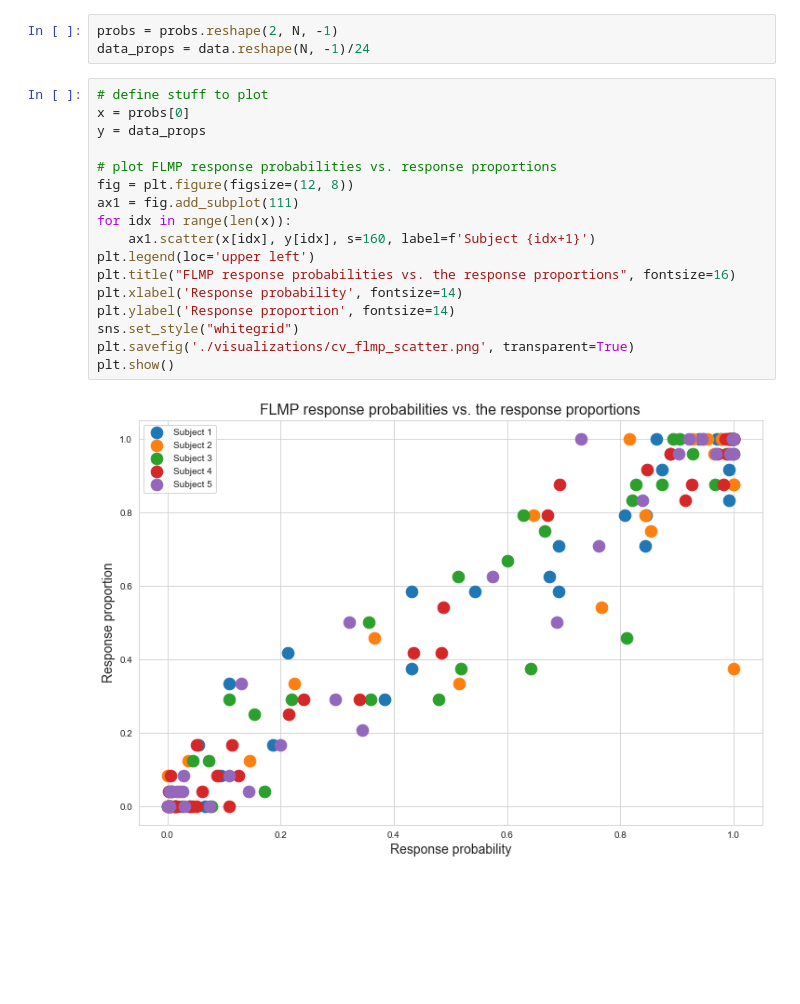
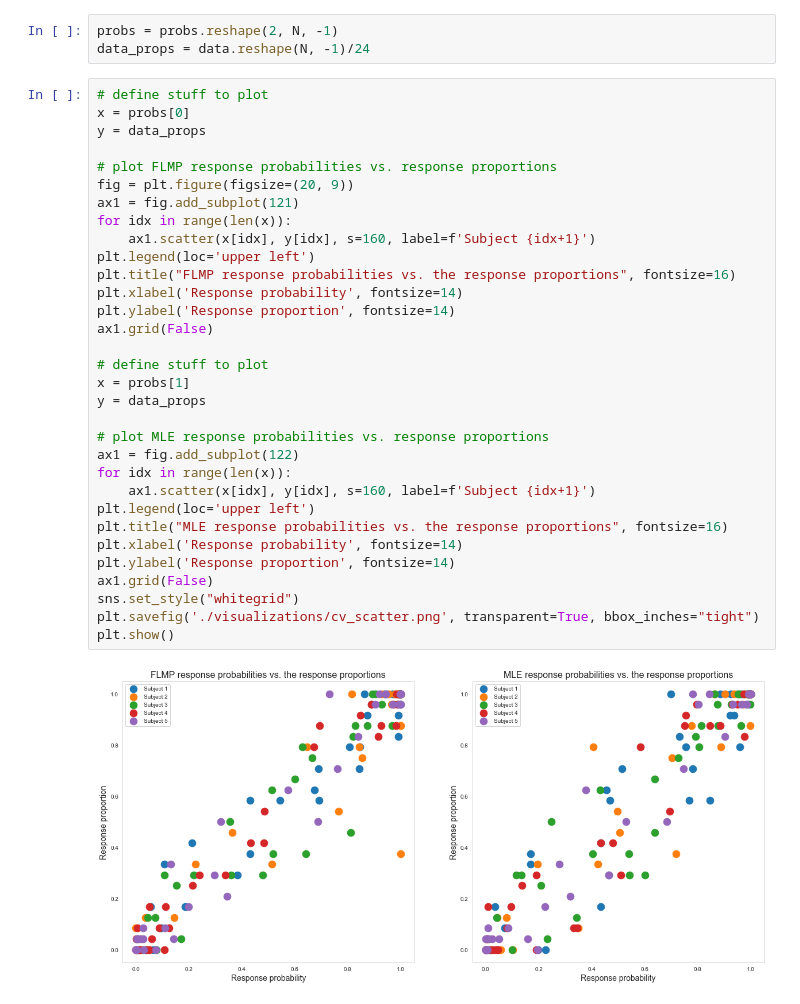
Before and after one commit to simonamtoft/bayesian-audiovisual-speech-perception, a Jupyter notebook: Crossvalidation.ipynb, the cells around one changed output. Cells and saved outputs as stored; diff of their text form; blank space fills up the shorter version.

Commit message:
subplots for cv scatter

```diff
--- a/Crossvalidation.ipynb
+++ b/Crossvalidation.ipynb
@@ -109,19 +109,34 @@ data_props = data.reshape(N, -1)/24
 # %%
 # define stuff to plot
 x = probs[0]
 y = data_props
 
 # plot FLMP response probabilities vs. response proportions
-fig = plt.figure(figsize=(12, 8))
-ax1 = fig.add_subplot(111)
+fig = plt.figure(figsize=(20, 9))
+ax1 = fig.add_subplot(121)
 for idx in range(len(x)):
     ax1.scatter(x[idx], y[idx], s=160, label=f'Subject {idx+1}')
 plt.legend(loc='upper left')
 plt.title("FLMP response probabilities vs. the response proportions", fontsize=16)
 plt.xlabel('Response probability', fontsize=14)
 plt.ylabel('Response proportion', fontsize=14)
+ax1.grid(False)
+
+# define stuff to plot
+x = probs[1]
+y = data_props
+
+# plot MLE response probabilities vs. response proportions
+ax1 = fig.add_subplot(122)
+for idx in range(len(x)):
+    ax1.scatter(x[idx], y[idx], s=160, label=f'Subject {idx+1}')
+plt.legend(loc='upper left')
+plt.title("MLE response probabilities vs. the response proportions", fontsize=16)
+plt.xlabel('Response probability', fontsize=14)
+plt.ylabel('Response proportion', fontsize=14)
+ax1.grid(False)
 sns.set_style("whitegrid")
-plt.savefig('./visualizations/cv_flmp_scatter.png', transparent=True)
+plt.savefig('./visualizations/cv_scatter.png', transparent=True, bbox_inches="tight")
 plt.show()
 # %% [output]
-[figure, old version]
+[figure, new version]
```
Also changed, not shown: parts of 1 cell of this notebook, 1 other file.
